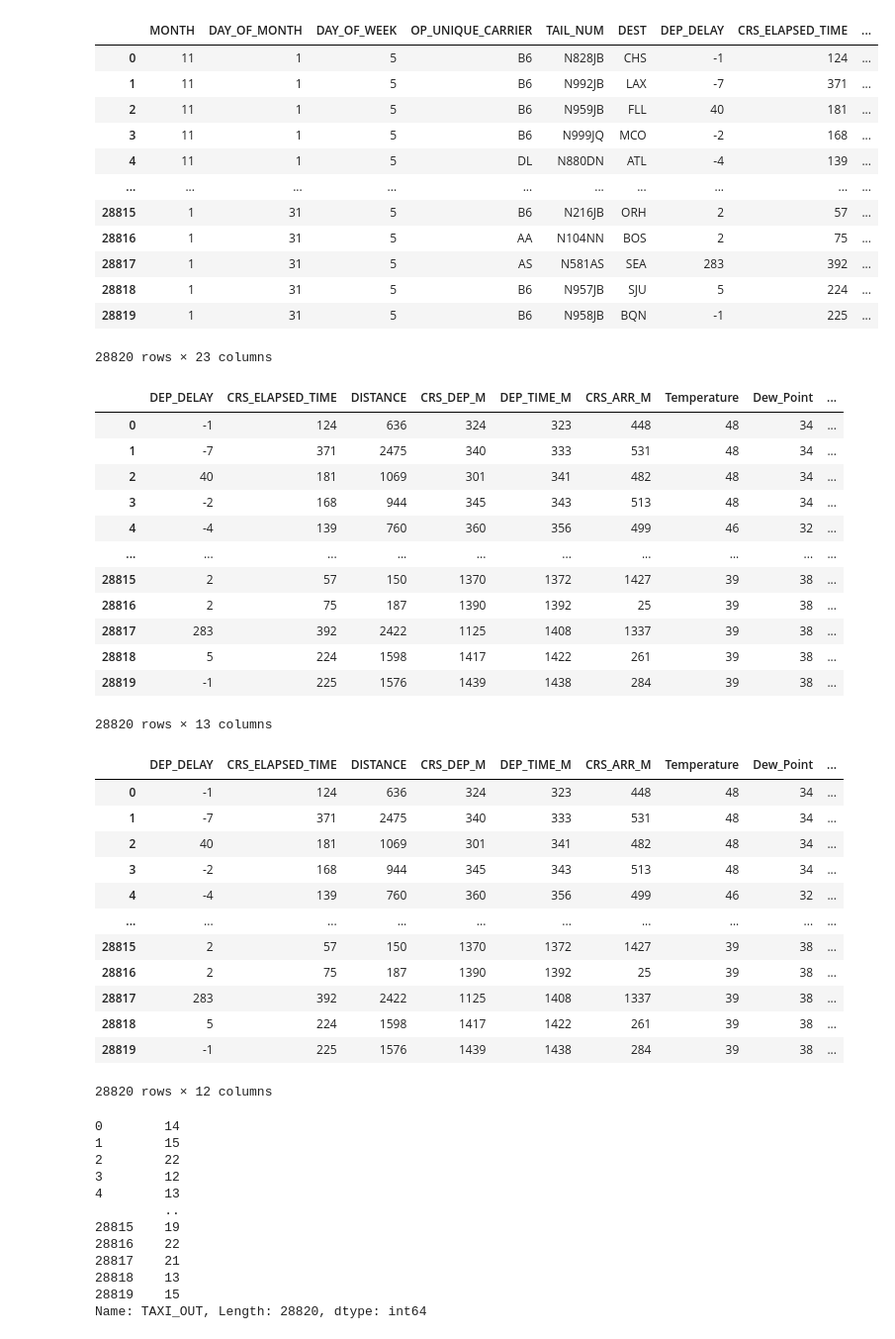
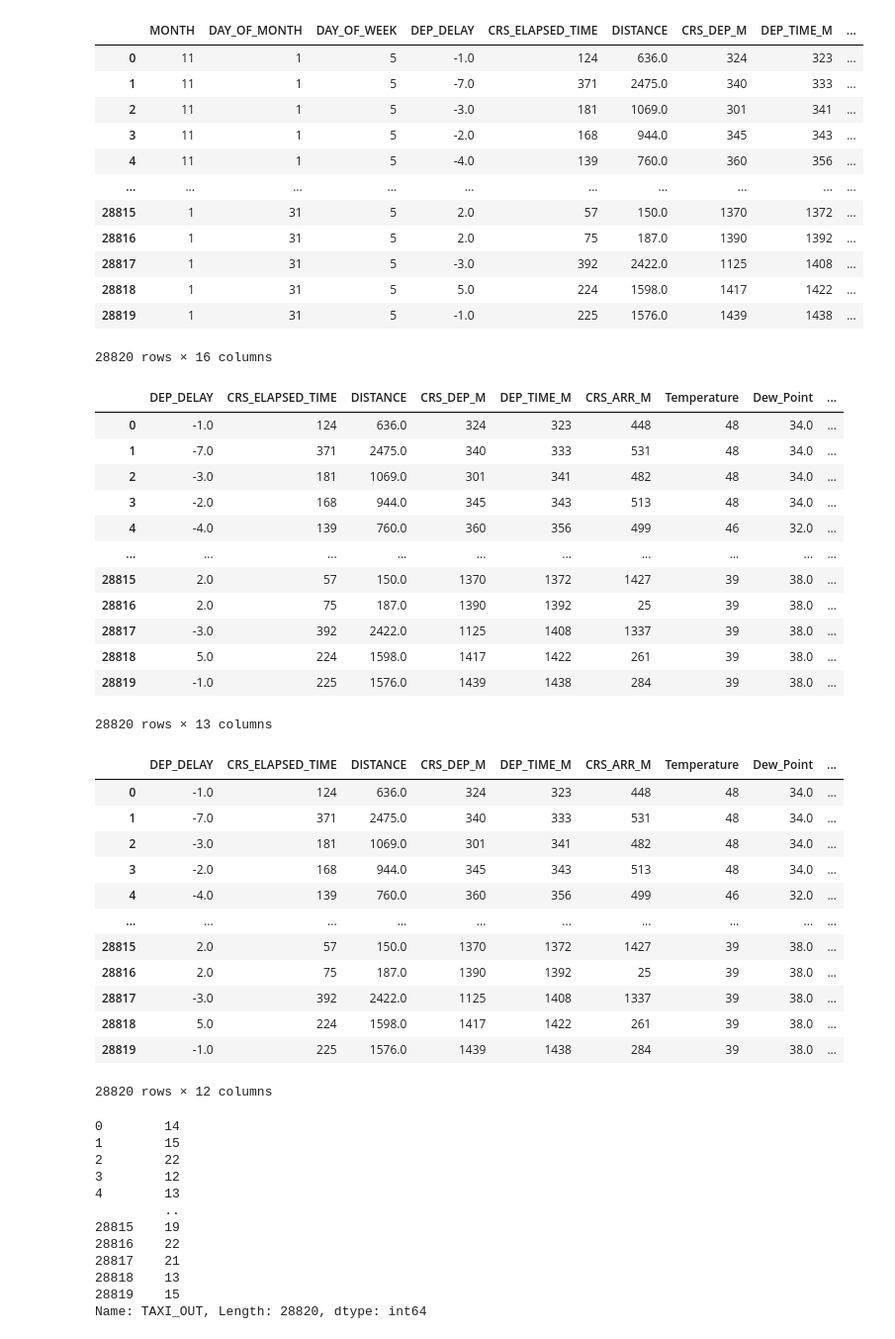
Before and after one commit to environmentallyconsciouscoder/flight_take_off_data, a Jupyter notebook: linear_regression.ipynb, the cells around one changed output. Shown at 99% size. Drawn from its saved outputs; the diff is of its cells as text; code cells hidden in the pictures.

```diff
--- a/linear_regression.ipynb
+++ b/linear_regression.ipynb
@@ -14,53 +22,53 @@ warnings.filterwarnings("ignore", category=ImportWarning)
 # %%
-df = pd.read_csv('data/data.csv')
+df = pd.read_csv('data/updated_data.csv')
 df
 # %% [output]
-|  | MONTH | DAY_OF_MONTH | DAY_OF_WEEK | OP_UNIQUE_CARRIER | TAIL_NUM | DEST | DEP_DELAY | CRS_ELAPSED_TIME | ... |
-| 0 | 11 | 1 | 5 | B6 | N828JB | CHS | -1 | 124 | ... |
-| 1 | 11 | 1 | 5 | B6 | N992JB | LAX | -7 | 371 | ... |
-| 2 | 11 | 1 | 5 | B6 | N959JB | FLL | 40 | 181 | ... |
-| 3 | 11 | 1 | 5 | B6 | N999JQ | MCO | -2 | 168 | ... |
-| 4 | 11 | 1 | 5 | DL | N880DN | ATL | -4 | 139 | ... |
+|  | MONTH | DAY_OF_MONTH | DAY_OF_WEEK | DEP_DELAY | CRS_ELAPSED_TIME | DISTANCE | CRS_DEP_M | DEP_TIME_M | ... |
+| 0 | 11 | 1 | 5 | -1.0 | 124 | 636.0 | 324 | 323 | ... |
+| 1 | 11 | 1 | 5 | -7.0 | 371 | 2475.0 | 340 | 333 | ... |
+| 2 | 11 | 1 | 5 | -3.0 | 181 | 1069.0 | 301 | 341 | ... |
+| 3 | 11 | 1 | 5 | -2.0 | 168 | 944.0 | 345 | 343 | ... |
+| 4 | 11 | 1 | 5 | -4.0 | 139 | 760.0 | 360 | 356 | ... |
 | ... | ... | ... | ... | ... | ... | ... | ... | ... | ... |
-| 28815 | 1 | 31 | 5 | B6 | N216JB | ORH | 2 | 57 | ... |
-| 28816 | 1 | 31 | 5 | AA | N104NN | BOS | 2 | 75 | ... |
-| 28817 | 1 | 31 | 5 | AS | N581AS | SEA | 283 | 392 | ... |
-| 28818 | 1 | 31 | 5 | B6 | N957JB | SJU | 5 | 224 | ... |
-| 28819 | 1 | 31 | 5 | B6 | N958JB | BQN | -1 | 225 | ... |
+| 28815 | 1 | 31 | 5 | 2.0 | 57 | 150.0 | 1370 | 1372 | ... |
+| 28816 | 1 | 31 | 5 | 2.0 | 75 | 187.0 | 1390 | 1392 | ... |
+| 28817 | 1 | 31 | 5 | -3.0 | 392 | 2422.0 | 1125 | 1408 | ... |
+| 28818 | 1 | 31 | 5 | 5.0 | 224 | 1598.0 | 1417 | 1422 | ... |
+| 28819 | 1 | 31 | 5 | -1.0 | 225 | 1576.0 | 1439 | 1438 | ... |
-28820 rows × 23 columns
+28820 rows × 16 columns
 # %%
 data = df.reindex(columns=['DEP_DELAY', 'CRS_ELAPSED_TIME', 'DISTANCE', 'CRS_DEP_M', 'DEP_TIME_M', 'CRS_ARR_M', 'Temperature', 'Dew_Point', 'Wind Gust', 'Pressure', 'sch_dep', 'sch_arr', 'TAXI_OUT'])
 data
 # %% [output]
 |  | DEP_DELAY | CRS_ELAPSED_TIME | DISTANCE | CRS_DEP_M | DEP_TIME_M | CRS_ARR_M | Temperature | Dew_Point | ... |
-| 0 | -1 | 124 | 636 | 324 | 323 | 448 | 48 | 34 | ... |
-| 1 | -7 | 371 | 2475 | 340 | 333 | 531 | 48 | 34 | ... |
-| 2 | 40 | 181 | 1069 | 301 | 341 | 482 | 48 | 34 | ... |
-| 3 | -2 | 168 | 944 | 345 | 343 | 513 | 48 | 34 | ... |
-| 4 | -4 | 139 | 760 | 360 | 356 | 499 | 46 | 32 | ... |
+| 0 | -1.0 | 124 | 636.0 | 324 | 323 | 448 | 48 | 34.0 | ... |
+| 1 | -7.0 | 371 | 2475.0 | 340 | 333 | 531 | 48 | 34.0 | ... |
+| 2 | -3.0 | 181 | 1069.0 | 301 | 341 | 482 | 48 | 34.0 | ... |
+| 3 | -2.0 | 168 | 944.0 | 345 | 343 | 513 | 48 | 34.0 | ... |
+| 4 | -4.0 | 139 | 760.0 | 360 | 356 | 499 | 46 | 32.0 | ... |
 | ... | ... | ... | ... | ... | ... | ... | ... | ... | ... |
-| 28815 | 2 | 57 | 150 | 1370 | 1372 | 1427 | 39 | 38 | ... |
-| 28816 | 2 | 75 | 187 | 1390 | 1392 | 25 | 39 | 38 | ... |
-| 28817 | 283 | 392 | 2422 | 1125 | 1408 | 1337 | 39 | 38 | ... |
-| 28818 | 5 | 224 | 1598 | 1417 | 1422 | 261 | 39 | 38 | ... |
-| 28819 | -1 | 225 | 1576 | 1439 | 1438 | 284 | 39 | 38 | ... |
+| 28815 | 2.0 | 57 | 150.0 | 1370 | 1372 | 1427 | 39 | 38.0 | ... |
+| 28816 | 2.0 | 75 | 187.0 | 1390 | 1392 | 25 | 39 | 38.0 | ... |
+| 28817 | -3.0 | 392 | 2422.0 | 1125 | 1408 | 1337 | 39 | 38.0 | ... |
+| 28818 | 5.0 | 224 | 1598.0 | 1417 | 1422 | 261 | 39 | 38.0 | ... |
+| 28819 | -1.0 | 225 | 1576.0 | 1439 | 1438 | 284 | 39 | 38.0 | ... |
 28820 rows × 13 columns
 # %%
 data_to_use = data.iloc[:,0:12]
 data_to_use
 # %% [output]
 |  | DEP_DELAY | CRS_ELAPSED_TIME | DISTANCE | CRS_DEP_M | DEP_TIME_M | CRS_ARR_M | Temperature | Dew_Point | ... |
-| 0 | -1 | 124 | 636 | 324 | 323 | 448 | 48 | 34 | ... |
-| 1 | -7 | 371 | 2475 | 340 | 333 | 531 | 48 | 34 | ... |
-| 2 | 40 | 181 | 1069 | 301 | 341 | 482 | 48 | 34 | ... |
-| 3 | -2 | 168 | 944 | 345 | 343 | 513 | 48 | 34 | ... |
-| 4 | -4 | 139 | 760 | 360 | 356 | 499 | 46 | 32 | ... |
+| 0 | -1.0 | 124 | 636.0 | 324 | 323 | 448 | 48 | 34.0 | ... |
+| 1 | -7.0 | 371 | 2475.0 | 340 | 333 | 531 | 48 | 34.0 | ... |
+| 2 | -3.0 | 181 | 1069.0 | 301 | 341 | 482 | 48 | 34.0 | ... |
+| 3 | -2.0 | 168 | 944.0 | 345 | 343 | 513 | 48 | 34.0 | ... |
+| 4 | -4.0 | 139 | 760.0 | 360 | 356 | 499 | 46 | 32.0 | ... |
 | ... | ... | ... | ... | ... | ... | ... | ... | ... | ... |
-| 28815 | 2 | 57 | 150 | 1370 | 1372 | 1427 | 39 | 38 | ... |
-| 28816 | 2 | 75 | 187 | 1390 | 1392 | 25 | 39 | 38 | ... |
-| 28817 | 283 | 392 | 2422 | 1125 | 1408 | 1337 | 39 | 38 | ... |
-| 28818 | 5 | 224 | 1598 | 1417 | 1422 | 261 | 39 | 38 | ... |
-| 28819 | -1 | 225 | 1576 | 1439 | 1438 | 284 | 39 | 38 | ... |
+| 28815 | 2.0 | 57 | 150.0 | 1370 | 1372 | 1427 | 39 | 38.0 | ... |
+| 28816 | 2.0 | 75 | 187.0 | 1390 | 1392 | 25 | 39 | 38.0 | ... |
+| 28817 | -3.0 | 392 | 2422.0 | 1125 | 1408 | 1337 | 39 | 38.0 | ... |
+| 28818 | 5.0 | 224 | 1598.0 | 1417 | 1422 | 261 | 39 | 38.0 | ... |
+| 28819 | -1.0 | 225 | 1576.0 | 1439 | 1438 | 284 | 39 | 38.0 | ... |
 28820 rows × 12 columns
 # %%
 data_to_target = data.iloc[:,12]
```
Also changed, not shown: parts of 6 cells of this notebook.
